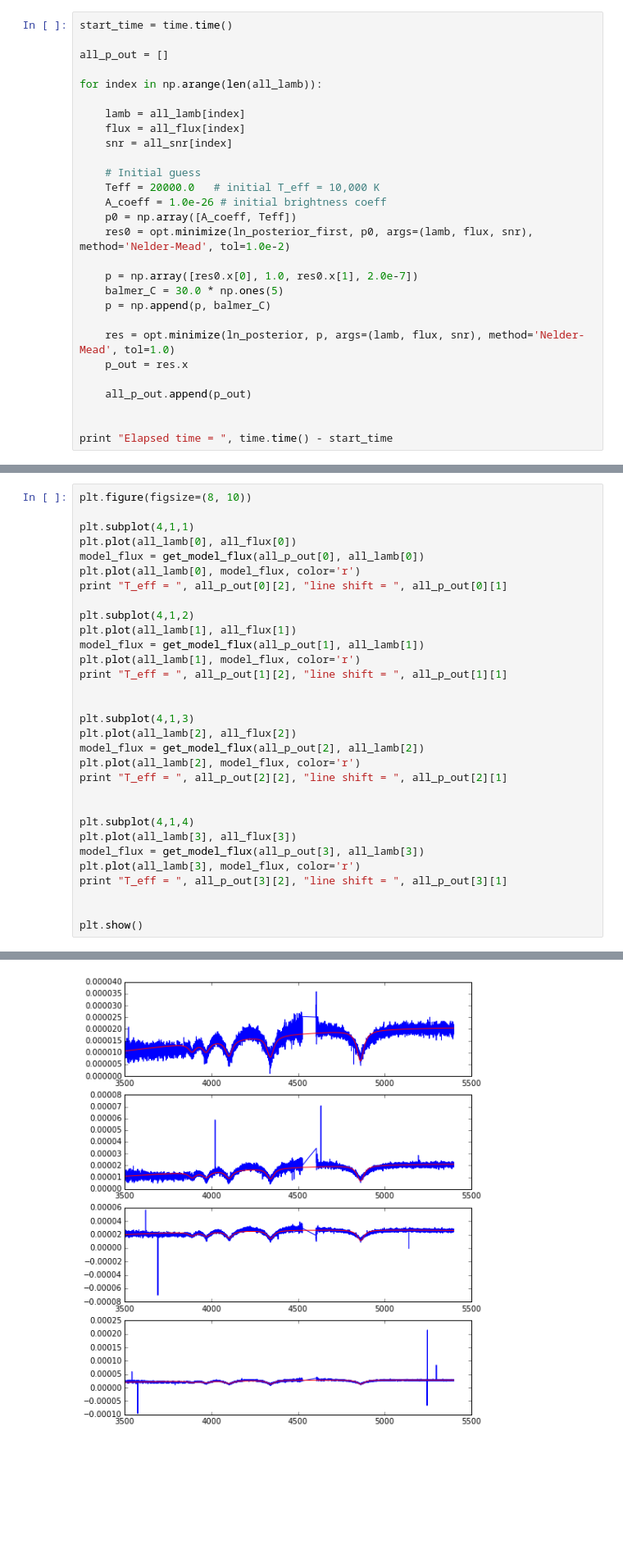
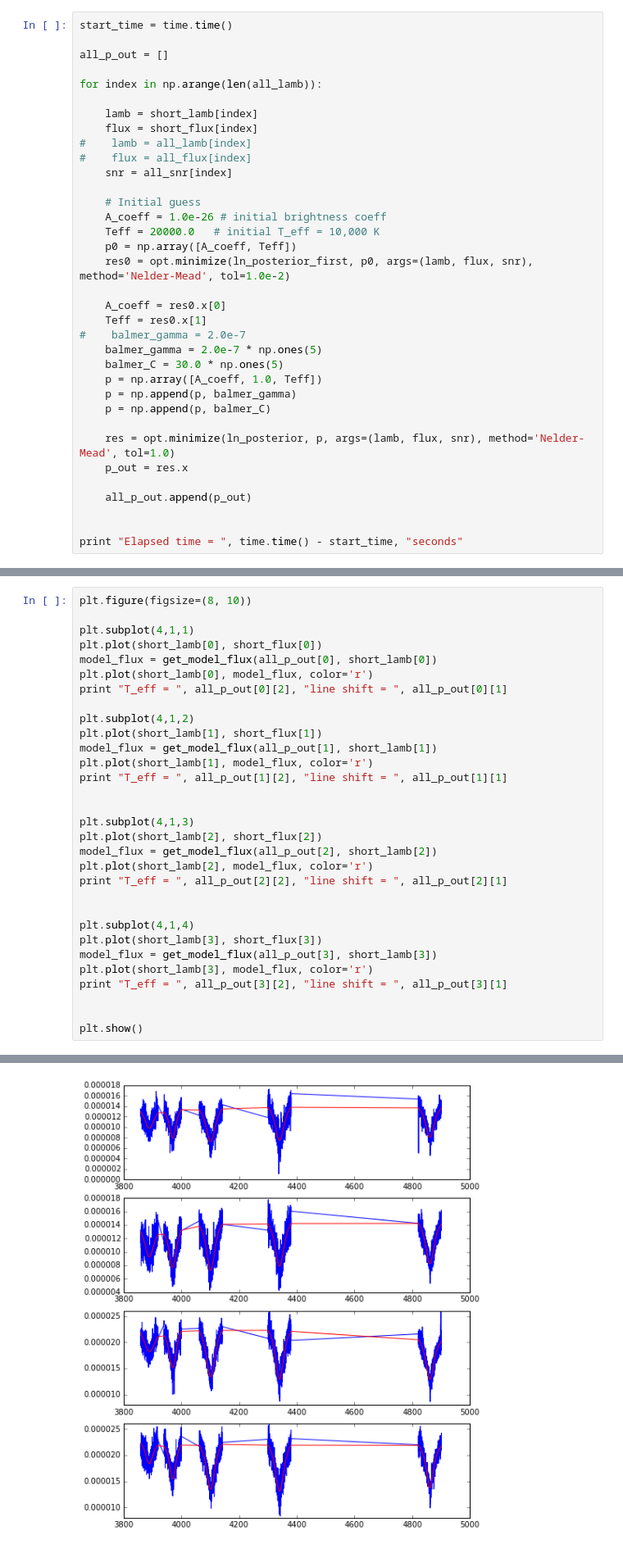
Before and after one commit to astroJeff/HS2220, a Jupyter notebook: notebook/Radial Velocities.ipynb, the cells around one changed output, grey strips where cells are left out. Shown at 82% size. Cells and saved outputs as stored; diff of their text form; blank space fills up the shorter version.

```diff
--- a/notebook/Radial Velocities.ipynb
+++ b/notebook/Radial Velocities.ipynb
@@ -268,18 +311,25 @@ all_p_out = []
 
 for index in np.arange(len(all_lamb)):
 
-    lamb = all_lamb[index]
-    flux = all_flux[index]
+    lamb = short_lamb[index]
+    flux = short_flux[index]
+#    lamb = all_lamb[index]
+#    flux = all_flux[index]
     snr = all_snr[index]
 
     # Initial guess
+    A_coeff = 1.0e-26 # initial brightness coeff
     Teff = 20000.0   # initial T_eff = 10,000 K
-    A_coeff = 1.0e-26 # initial brightness coeff
     p0 = np.array([A_coeff, Teff])
     res0 = opt.minimize(ln_posterior_first, p0, args=(lamb, flux, snr), method='Nelder-Mead', tol=1.0e-2)
 
-    p = np.array([res0.x[0], 1.0, res0.x[1], 2.0e-7])
+    A_coeff = res0.x[0]
+    Teff = res0.x[1]
+#    balmer_gamma = 2.0e-7
+    balmer_gamma = 2.0e-7 * np.ones(5)
     balmer_C = 30.0 * np.ones(5)
+    p = np.array([A_coeff, 1.0, Teff])
+    p = np.append(p, balmer_gamma)
     p = np.append(p, balmer_C)
 
     res = opt.minimize(ln_posterior, p, args=(lamb, flux, snr), method='Nelder-Mead', tol=1.0)
@@ -288,5 +338,5 @@ for index in np.arange(len(all_lamb)):
     all_p_out.append(p_out)
 
 
-print "Elapsed time = ", time.time() - start_time
+print "Elapsed time = ", time.time() - start_time, "seconds"
 # %% [output]
@@ -295,29 +345,29 @@ Elapsed time =  13.8047869205
 plt.figure(figsize=(8, 10))
 
 plt.subplot(4,1,1)
-plt.plot(all_lamb[0], all_flux[0])
-model_flux = get_model_flux(all_p_out[0], all_lamb[0])
-plt.plot(all_lamb[0], model_flux, color='r')
+plt.plot(short_lamb[0], short_flux[0])
+model_flux = get_model_flux(all_p_out[0], short_lamb[0])
+plt.plot(short_lamb[0], model_flux, color='r')
 print "T_eff = ", all_p_out[0][2], "line shift = ", all_p_out[0][1]
 
 plt.subplot(4,1,2)
-plt.plot(all_lamb[1], all_flux[1])
-model_flux = get_model_flux(all_p_out[1], all_lamb[1])
-plt.plot(all_lamb[1], model_flux, color='r')
+plt.plot(short_lamb[1], short_flux[1])
+model_flux = get_model_flux(all_p_out[1], short_lamb[1])
+plt.plot(short_lamb[1], model_flux, color='r')
 print "T_eff = ", all_p_out[1][2], "line shift = ", all_p_out[1][1]
 
 
 plt.subplot(4,1,3)
-plt.plot(all_lamb[2], all_flux[2])
-model_flux = get_model_flux(all_p_out[2], all_lamb[2])
-plt.plot(all_lamb[2], model_flux, color='r')
+plt.plot(short_lamb[2], short_flux[2])
+model_flux = get_model_flux(all_p_out[2], short_lamb[2])
+plt.plot(short_lamb[2], model_flux, color='r')
 print "T_eff = ", all_p_out[2][2], "line shift = ", all_p_out[2][1]
 
 
 plt.subplot(4,1,4)
-plt.plot(all_lamb[3], all_flux[3])
-model_flux = get_model_flux(all_p_out[3], all_lamb[3])
-plt.plot(all_lamb[3], model_flux, color='r')
+plt.plot(short_lamb[3], short_flux[3])
+model_flux = get_model_flux(all_p_out[3], short_lamb[3])
+plt.plot(short_lamb[3], model_flux, color='r')
 print "T_eff = ", all_p_out[3][2], "line shift = ", all_p_out[3][1]
 
 
@@ -330,4 +380,4 @@ T_eff =  5837.90570509 line shift =  0.904836099802
-[figure, old version]
+[figure, new version]
 # %%
 plt.figure(figsize=(8, 20))
 
```
Also changed, not shown: parts of 9 cells of this notebook, 5 other files.
